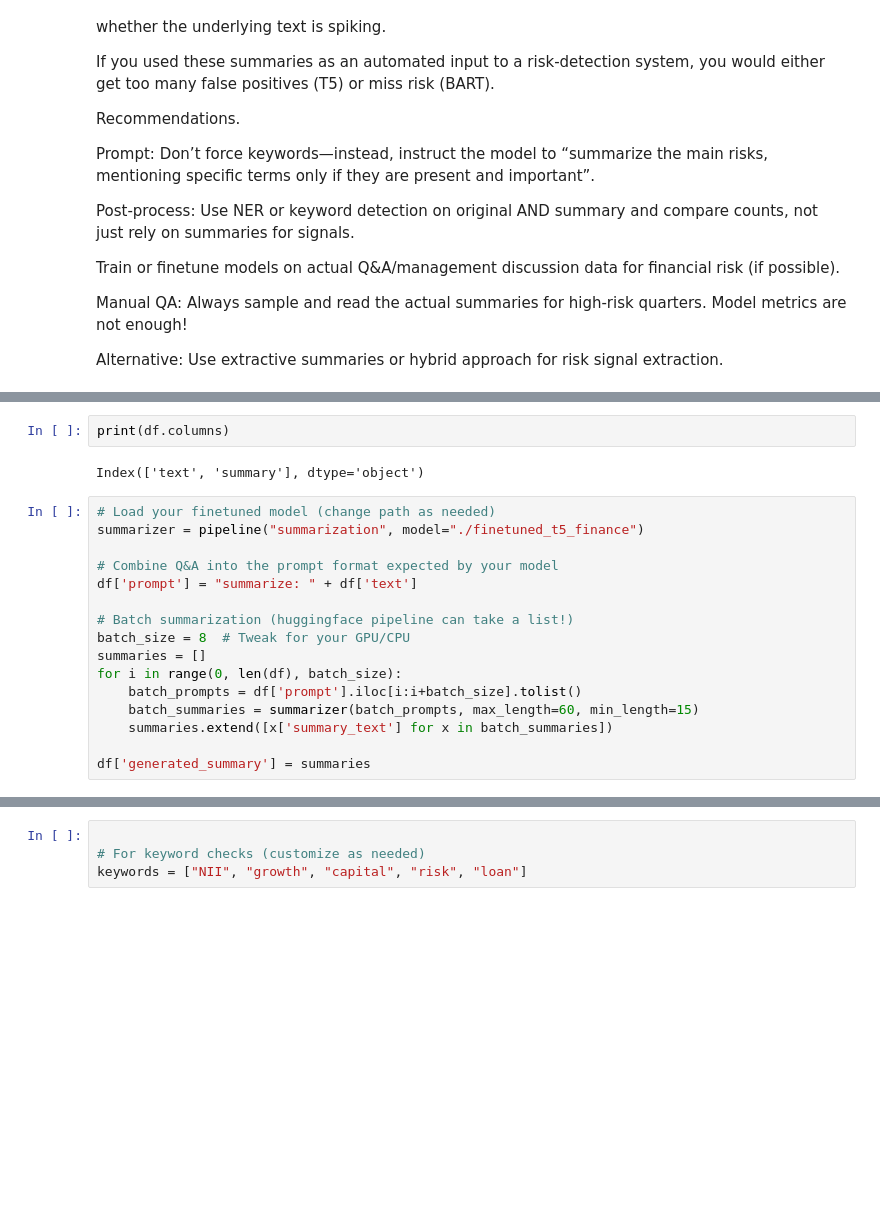
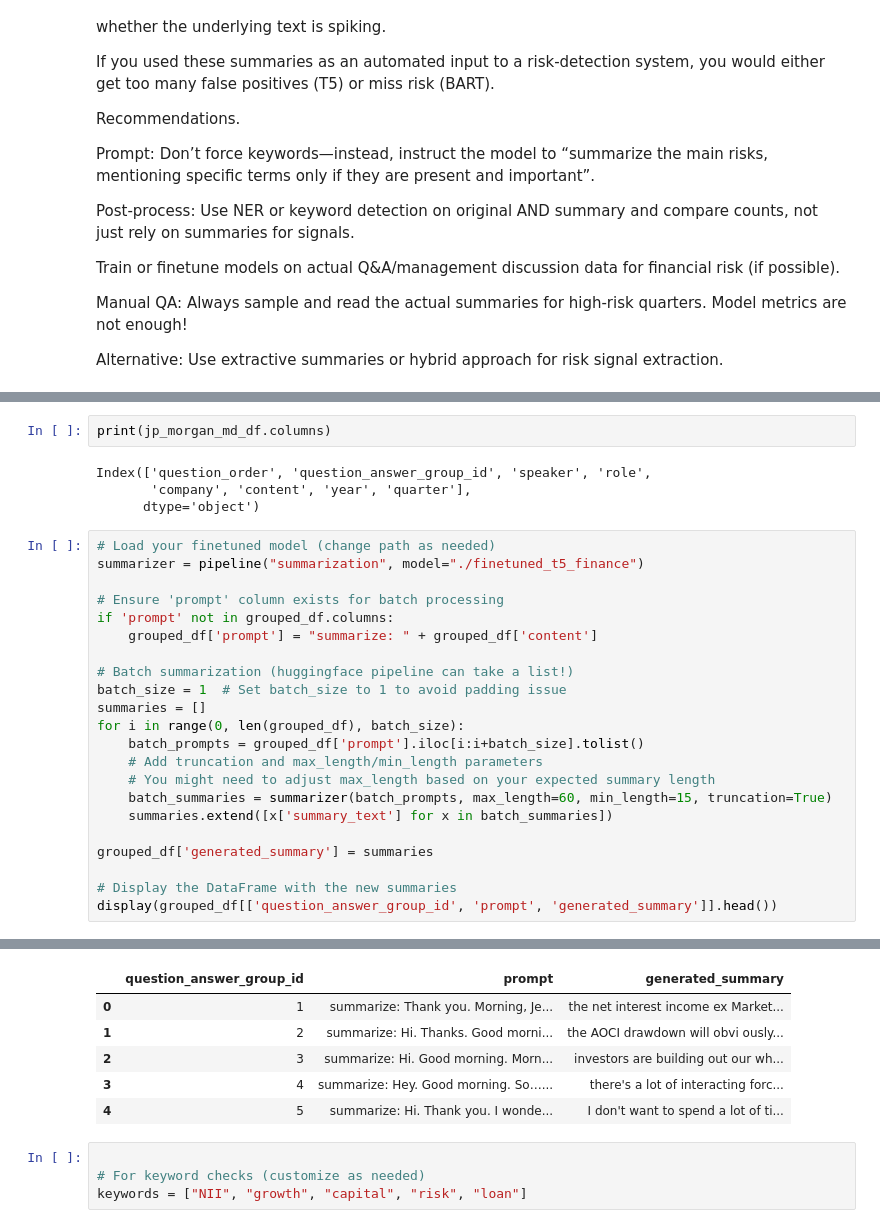
Before and after one commit to EErlando/Quarterly-Bytes, a Jupyter notebook: notebooks/4_text_sum/Text_SUM.ipynb, the cells around one changed output, grey strips where cells are left out. Cells and saved outputs as stored; diff of their text form; blank space fills up the shorter version.

```diff
--- a/notebooks/4_text_sum/Text_SUM.ipynb
+++ b/notebooks/4_text_sum/Text_SUM.ipynb
@@ -2078,21 +2124,29 @@ Your max_length is set to 200, but your input_length is only 15. Since this is a
 # %%
-print(df.columns)
+print(jp_morgan_md_df.columns)
 # %% [output]
-Index(['text', 'summary'], dtype='object')
+Index(['question_order', 'question_answer_group_id', 'speaker', 'role',
+       'company', 'content', 'year', 'quarter'],
+      dtype='object')
 # %%
 # Load your finetuned model (change path as needed)
 summarizer = pipeline("summarization", model="./finetuned_t5_finance")
 
-# Combine Q&A into the prompt format expected by your model
-df['prompt'] = "summarize: " + df['text']
+# Ensure 'prompt' column exists for batch processing
+if 'prompt' not in grouped_df.columns:
+    grouped_df['prompt'] = "summarize: " + grouped_df['content']
 
 # Batch summarization (huggingface pipeline can take a list!)
-batch_size = 8  # Tweak for your GPU/CPU
+batch_size = 1  # Set batch_size to 1 to avoid padding issue
 summaries = []
-for i in range(0, len(df), batch_size):
-    batch_prompts = df['prompt'].iloc[i:i+batch_size].tolist()
-    batch_summaries = summarizer(batch_prompts, max_length=60, min_length=15)
+for i in range(0, len(grouped_df), batch_size):
+    batch_prompts = grouped_df['prompt'].iloc[i:i+batch_size].tolist()
+    # Add truncation and max_length/min_length parameters
+    # You might need to adjust max_length based on your expected summary length
+    batch_summaries = summarizer(batch_prompts, max_length=60, min_length=15, truncation=True)
     summaries.extend([x['summary_text'] for x in batch_summaries])
 
-df['generated_summary'] = summaries
+grouped_df['generated_summary'] = summaries
+
+# Display the DataFrame with the new summaries
+display(grouped_df[['question_answer_group_id', 'prompt', 'generated_summary']].head())
 # %% [output]
@@ -2108,3 +2169,9 @@ Both `max_new_tokens` (=256) and `max_length`(=60) seem to have been set. `max_n
+|  | question_answer_group_id | prompt | generated_summary |
+| 0 | 1 | summarize: Thank you. Morning, Je... | the net interest income ex Market... |
+| 1 | 2 | summarize: Hi. Thanks. Good morni... | the AOCI drawdown will obvi ously... |
+| 2 | 3 | summarize: Hi. Good morning. Morn... | investors are building out our wh... |
+| 3 | 4 | summarize: Hey. Good morning. So…... | there's a lot of interacting forc... |
+| 4 | 5 | summarize: Hi. Thank you. I wonde... | I don't want to spend a lot of ti... |
 # %%
 
 # For keyword checks (customize as needed)
```
Also changed, not shown: parts of 27 cells of this notebook.
